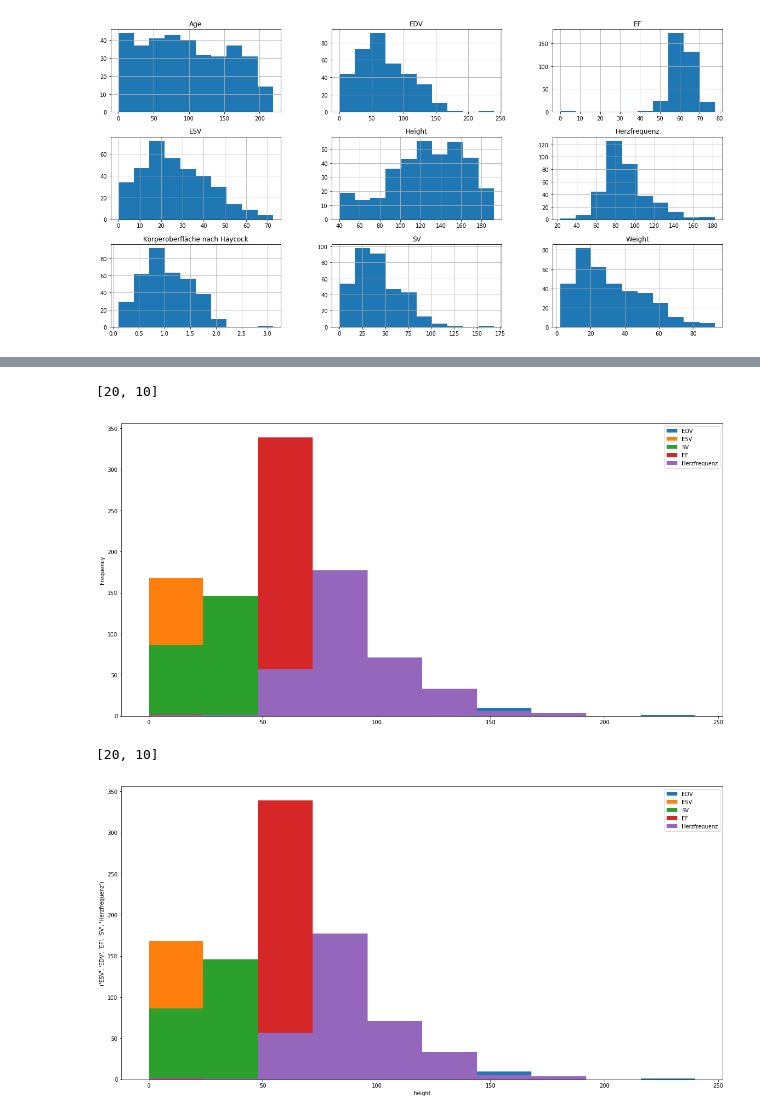
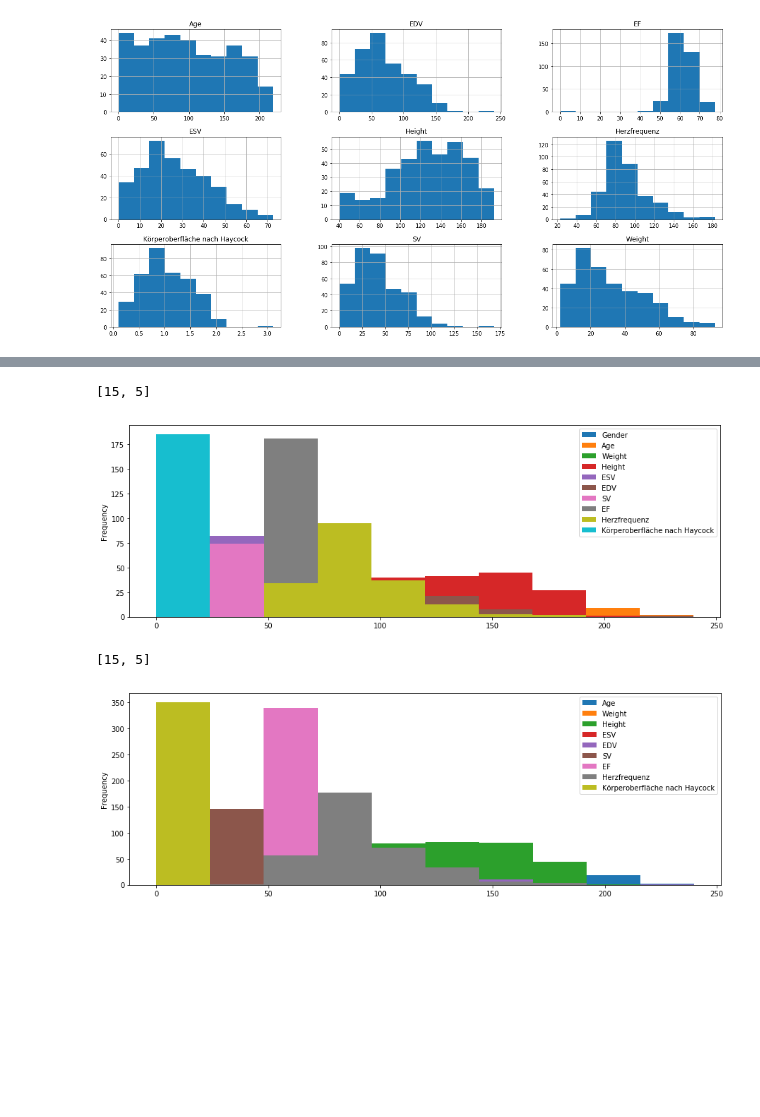
Before and after one commit to utmesh/matplotlib-pandas, a Jupyter notebook: LV_data/histograms.ipynb, the cells around one changed output, grey strips where cells are left out. Saved outputs shown, nothing was run; the diff lists cells and outputs as text; code cells hidden in the pictures; blank space fills up the shorter version.

```diff
--- a/LV_data/histograms.ipynb
+++ b/LV_data/histograms.ipynb
@@ -48,32 +112,25 @@ plt.show()
+# %%
+df1_gender2.plot(kind = "hist", bins = 10)
+plt.title = "gender 2"
+# Get current size
+fig_size = plt.rcParams["figure.figsize"]
+print(fig_size) #100, 60
+# Set figure width to 12 and height to 9
+fig_size[0] = 15
+fig_size[1] = 5
+# %% [output]
+[15, 5]
+[figure, added]
 # %%
-#df1.plot( x= "Gender", y = "Age" , kind = "hist")
-df1.plot( y = ["EDV","ESV","SV","EF","Herzfrequenz"] , kind = "hist")
-#plt.xlabel('Age'),
-#plt.ylabel(('ESV','EDV','EF','SV',"Herzfrequenz"))
+df1.plot( kind = "hist")
 # Get current size
 fig_size = plt.rcParams["figure.figsize"]
-print(fig_size) #100, 60
+print(fig_size)
 # Set figure width to 12 and height to 9
-fig_size[0] = 20
-fig_size[1] = 10
+fig_size[0] = 15
+fig_size[1] = 5
 
 plt.show()
 # %% [output]
-[20, 10]
+[15, 5]
-[figure, old version]
+[figure, new version]
-# %%
-#df1.plot( x= "Gender", y = "Age" , kind = "hist")
-df1.plot( x= ["Height"], y = ["EDV","ESV","SV","EF","Herzfrequenz"] , kind = "hist")
-plt.xlabel('Height')
-plt.ylabel(('ESV','EDV','EF','SV',"Herzfrequenz"))
-# Get current size
-fig_size = plt.rcParams["figure.figsize"]
-print(fig_size) #100, 60
-# Set figure width to 12 and height to 9
-fig_size[0] = 20
-fig_size[1] = 10
-
-plt.show()
-# %% [output]
-[20, 10]
-[figure, removed]
```
Also changed, not shown: parts of 11 cells of this notebook.
